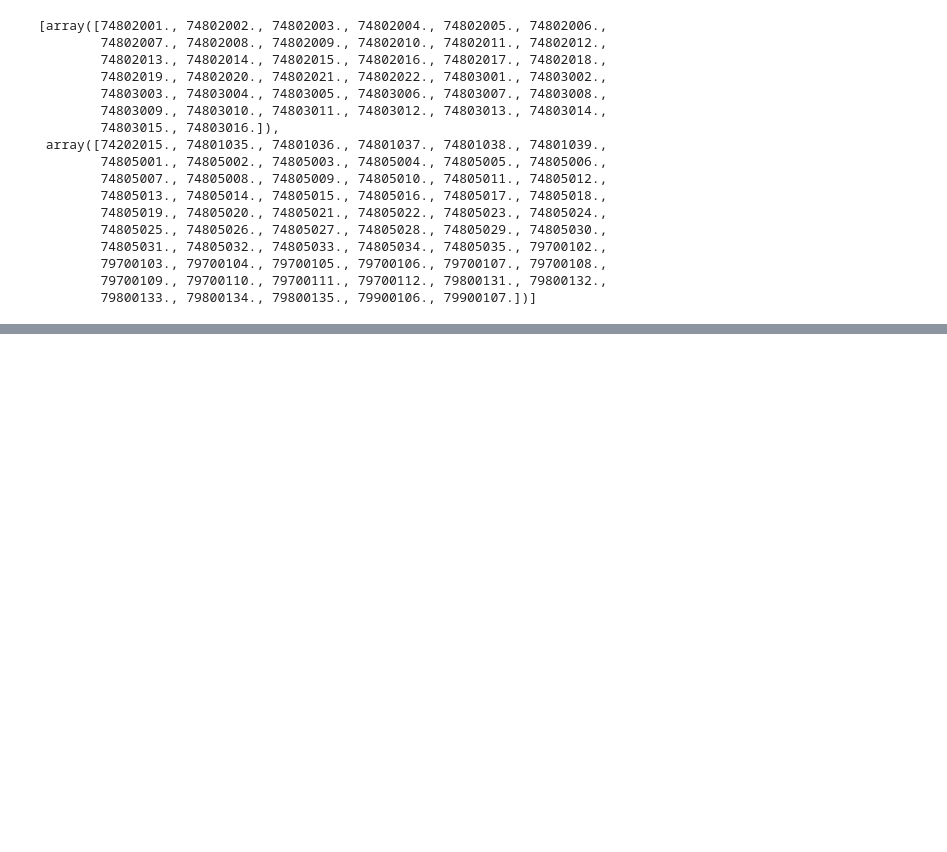
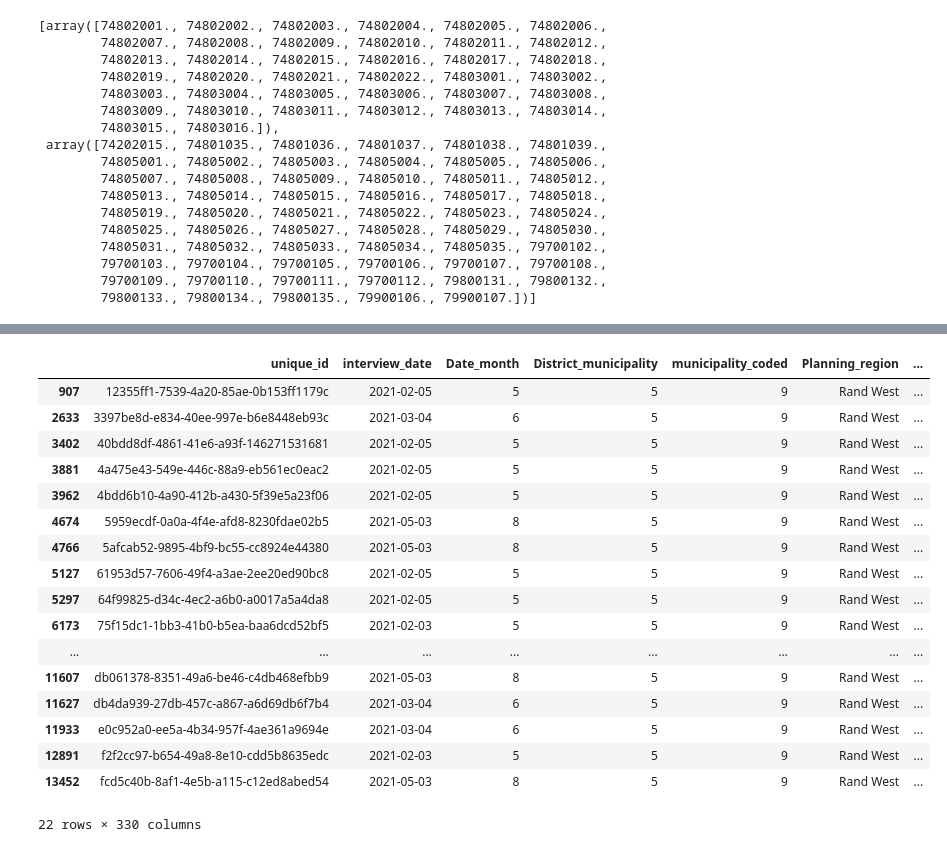
Before and after one commit to Emily-RoseSteyn/measuring-quality-of-life-gauteng, a Jupyter notebook: notebooks/shapefile-analysis.ipynb, the cells around one changed output, grey strips where cells are left out. Drawn from its saved outputs; the diff is of its cells as text; code cells hidden in the pictures; blank space fills up the shorter version.

```diff
--- a/notebooks/shapefile-analysis.ipynb
+++ b/notebooks/shapefile-analysis.ipynb
@@ -234,0 +241,21 @@ Missing codes in GCRO 2015 59
+# %%
+df_gcro_2021[df_gcro_2021.ward_code == 74205001]
+# %% [output]
+|  | unique_id | interview_date | Date_month | District_municipality | municipality_coded | Planning_region | ... |
+| 907 | 12355ff1-7539-4a20-85ae-0b153ff1179c | 2021-02-05 | 5 | 5 | 9 | Rand West | ... |
+| 2633 | 3397be8d-e834-40ee-997e-b6e8448eb93c | 2021-03-04 | 6 | 5 | 9 | Rand West | ... |
+| 3402 | 40bdd8df-4861-41e6-a93f-146271531681 | 2021-02-05 | 5 | 5 | 9 | Rand West | ... |
+| 3881 | 4a475e43-549e-446c-88a9-eb561ec0eac2 | 2021-02-05 | 5 | 5 | 9 | Rand West | ... |
+| 3962 | 4bdd6b10-4a90-412b-a430-5f39e5a23f06 | 2021-02-05 | 5 | 5 | 9 | Rand West | ... |
+| 4674 | 5959ecdf-0a0a-4f4e-afd8-8230fdae02b5 | 2021-05-03 | 8 | 5 | 9 | Rand West | ... |
+| 4766 | 5afcab52-9895-4bf9-bc55-cc8924e44380 | 2021-05-03 | 8 | 5 | 9 | Rand West | ... |
+| 5127 | 61953d57-7606-49f4-a3ae-2ee20ed90bc8 | 2021-02-05 | 5 | 5 | 9 | Rand West | ... |
+| 5297 | 64f99825-d34c-4ec2-a6b0-a0017a5a4da8 | 2021-02-05 | 5 | 5 | 9 | Rand West | ... |
+| 6173 | 75f15dc1-1bb3-41b0-b5ea-baa6dcd52bf5 | 2021-02-03 | 5 | 5 | 9 | Rand West | ... |
+| ... | ... | ... | ... | ... | ... | ... | ... |
+| 11607 | db061378-8351-49a6-be46-c4db468efbb9 | 2021-05-03 | 8 | 5 | 9 | Rand West | ... |
+| 11627 | db4da939-27db-457c-a867-a6d69db6f7b4 | 2021-03-04 | 6 | 5 | 9 | Rand West | ... |
+| 11933 | e0c952a0-ee5a-4b34-957f-4ae361a9694e | 2021-03-04 | 6 | 5 | 9 | Rand West | ... |
+| 12891 | f2f2cc97-b654-49a8-8e10-cdd5b8635edc | 2021-02-03 | 5 | 5 | 9 | Rand West | ... |
+| 13452 | fcd5c40b-8af1-4e5b-a115-c12ed8abed54 | 2021-05-03 | 8 | 5 | 9 | Rand West | ... |
+22 rows × 330 columns
```
Also changed, not shown: parts of 1 cell of this notebook.
